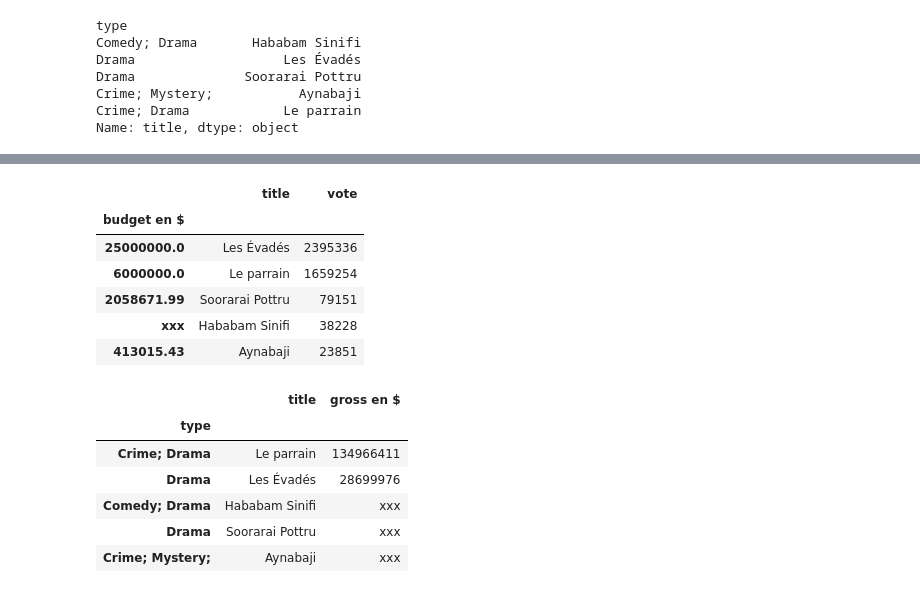
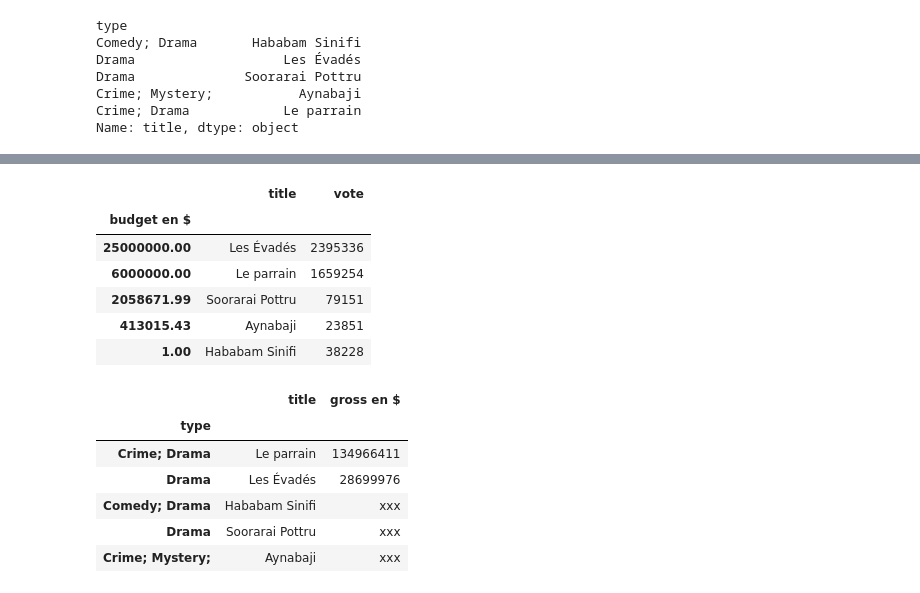
Before and after one commit to amoungui/imb_scraping_project, a Jupyter notebook: index.ipynb, the cells around one changed output, grey strips where cells are left out. Cells and saved outputs as stored; diff of their text form; code cells hidden in the pictures.

```diff
--- a/index.ipynb
+++ b/index.ipynb
@@ -62,5 +71,5 @@ df['release date'] = df['release date'].apply(lambda x: format(x))
 # %%
 df['release date'] = pd.to_datetime(df['release date'])
-data = df.set_index('release date')
-data.groupby((data.index.year//10)*10).sum()
+data3 = df.set_index('release date')
+data3.groupby((data3.index.year//10)*10).sum()
 # %% [output]
@@ -75,6 +84,7 @@ data.groupby((data.index.year//10)*10).sum()
 # %%
 ## 4.1. Top 20 films ayant générés le plus de revenu.
 # %%
-df[['title', 'Cumulate Worldwide Gross en $']].sort_values('Cumulate Worldwide Gross en $', ascending=True).head(10)
+data4 = df
+data4[['title', 'Cumulate Worldwide Gross en $']].sort_values('Cumulate Worldwide Gross en $', ascending=False).head(10)
 # %% [output]
 |  | title | Cumulate Worldwide Gross en $ |
@@ -97,17 +108,17 @@ df[['title', 'Cumulate Worldwide Gross en $']].sort_values('Cumulate Worldwide G
 # %%
 ## 5. Analyse de la popularité des films en fonction de leurs budgets
 # %%
-data = df
-data = data.set_index('budget en $')
-data.groupby(by='vote', axis=0, sort=True)[['title', 'vote']].apply(lambda x: x).sort_values('vote', ascending=False)
+data6 = df
+data6 = data4.set_index('budget en $')
+data6.groupby(by='budget en $', axis=0, sort=True)[['title', 'vote']].apply(lambda x: x).sort_values('budget en $', ascending=False)
 # %% [output]
 |  | title | vote |
 | budget en $ |  |  |
-| 25000000.0 | Les Évadés | 2395336 |
-| 6000000.0 | Le parrain | 1659254 |
+| 25000000.00 | Les Évadés | 2395336 |
+| 6000000.00 | Le parrain | 1659254 |
 | 2058671.99 | Soorarai Pottru | 79151 |
-| xxx | Hababam Sinifi | 38228 |
 | 413015.43 | Aynabaji | 23851 |
+| 1.00 | Hababam Sinifi | 38228 |
 # %%
 ## 6. Distribution des revenus générés par genre de film
 # %%
```
Also changed, not shown: parts of 22 cells of this notebook.
